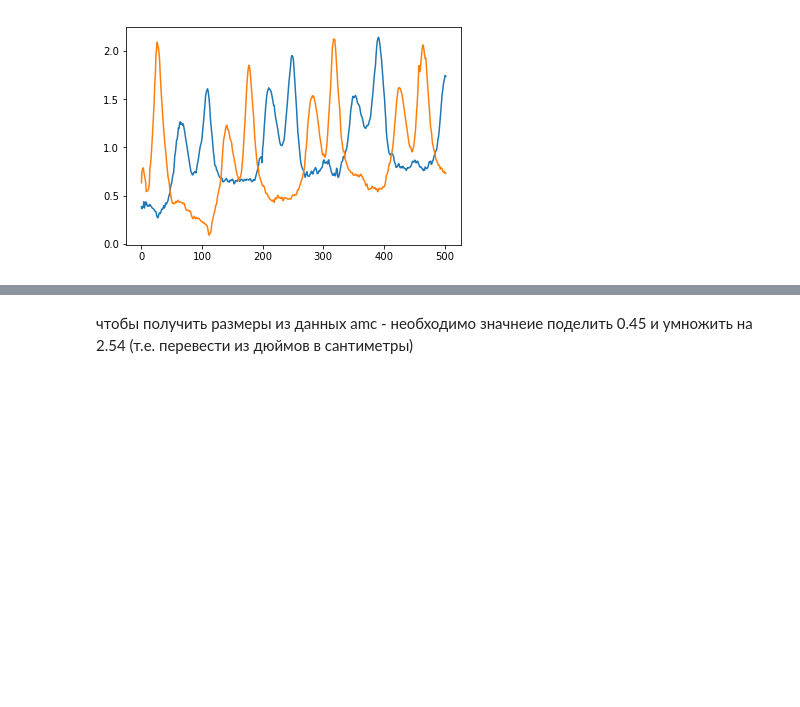
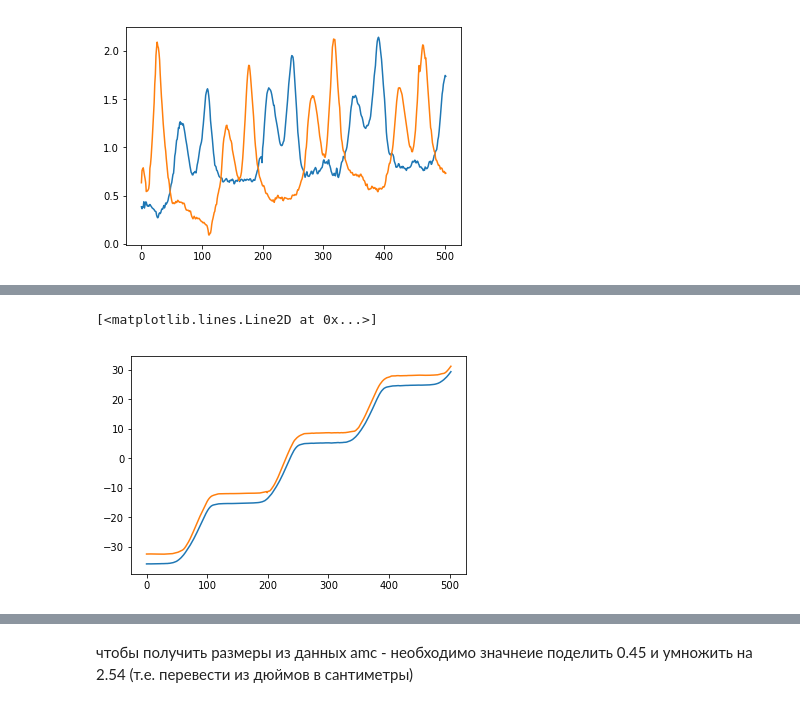
Before and after one commit to KseniiaCheloshkina/amc, a Jupyter notebook: dev/amc_parser_test.ipynb, the cells around one changed output, grey strips where cells are left out. Cells and saved outputs as stored; diff of their text form; code cells hidden in the pictures; blank space fills up the shorter version.

```diff
--- a/dev/amc_parser_test.ipynb
+++ b/dev/amc_parser_test.ipynb
@@ -69,0 +79,6 @@ plt.plot(d['frame'], d['rfoot_coord_1'])
+# %%
+plt.plot(d['frame'], d['ltibia_coord_2'], label='tibia')
+plt.plot(d['frame'], d['ltoes_coord_2'], label='toes')
+# %% [output]
+[<matplotlib.lines.Line2D at 0x...>]
+[figure, added]
```
Also changed, not shown: parts of 30 cells of this notebook.
